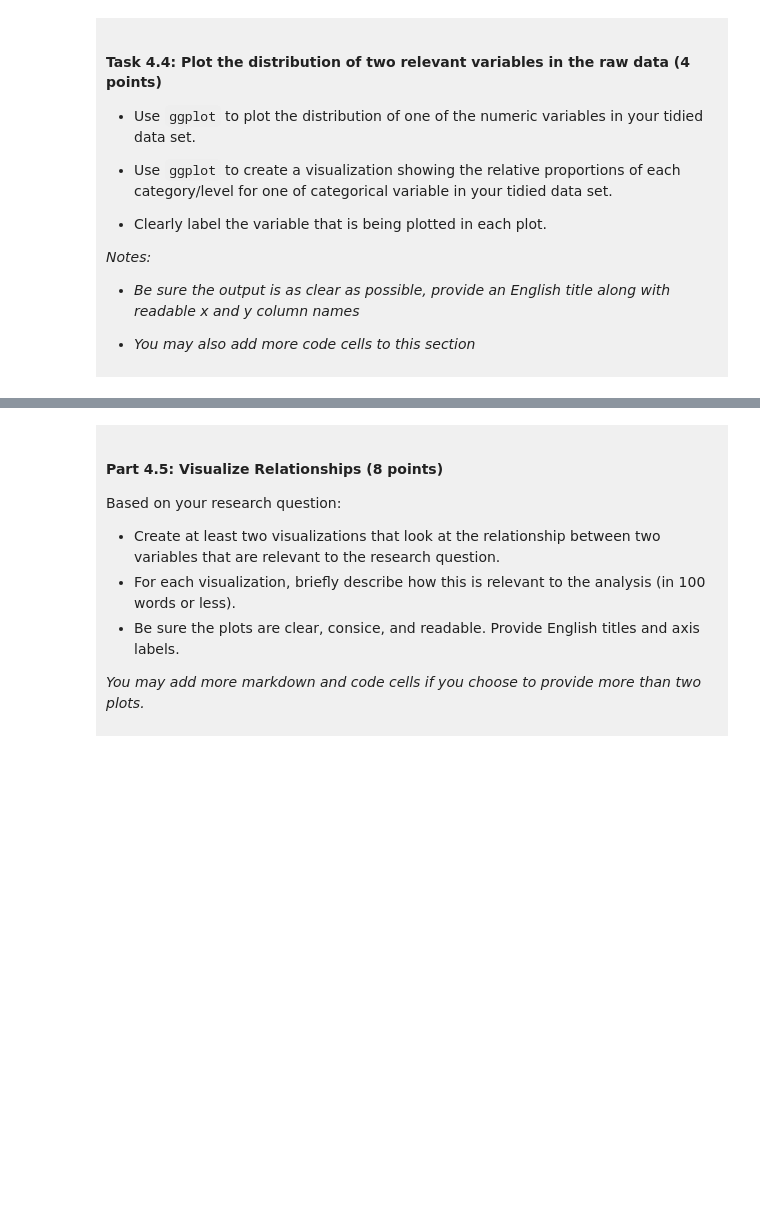
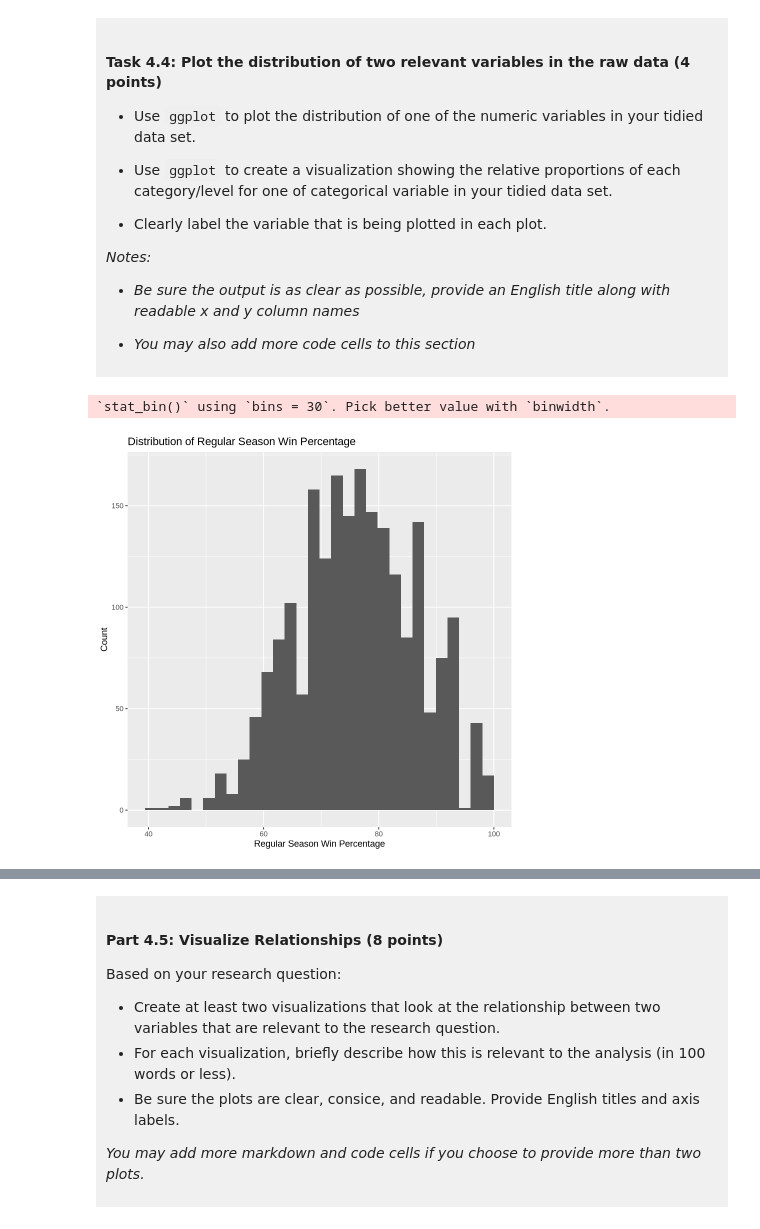
Before and after one commit to samdlcrz/dsci-100-project-samantha-delacruz, a Jupyter notebook: dsci-100-project-notebook.ipynb, the cells around one changed output, grey strips where cells are left out. Saved outputs shown, nothing was run; the diff lists cells and outputs as text; code cells hidden in the pictures; blank space fills up the shorter version.

```diff
--- a/dsci-100-project-notebook.ipynb
+++ b/dsci-100-project-notebook.ipynb
@@ -353,5 +353,16 @@ A tibble: 8 × 2
 
 </div>
 # %%
-### EDIT THIS CODE CELL FOR PLOT 1 ###
+library(tidyverse)
+
+ggplot(womens_march_madness_tidy, aes(x = reg_wins_pct)) +
+  geom_histogram() +
+  labs(
+    title = "Distribution of Regular Season Win Percentage",
+    x = "Regular Season Win Percentage",
+    y = "Count"
+  )
+# %% [output]
+`stat_bin()` using `bins = 30`. Pick better value with `binwidth`.
+[figure, added]
 # %%
```
Also changed, not shown: parts of 1 cell of this notebook.
